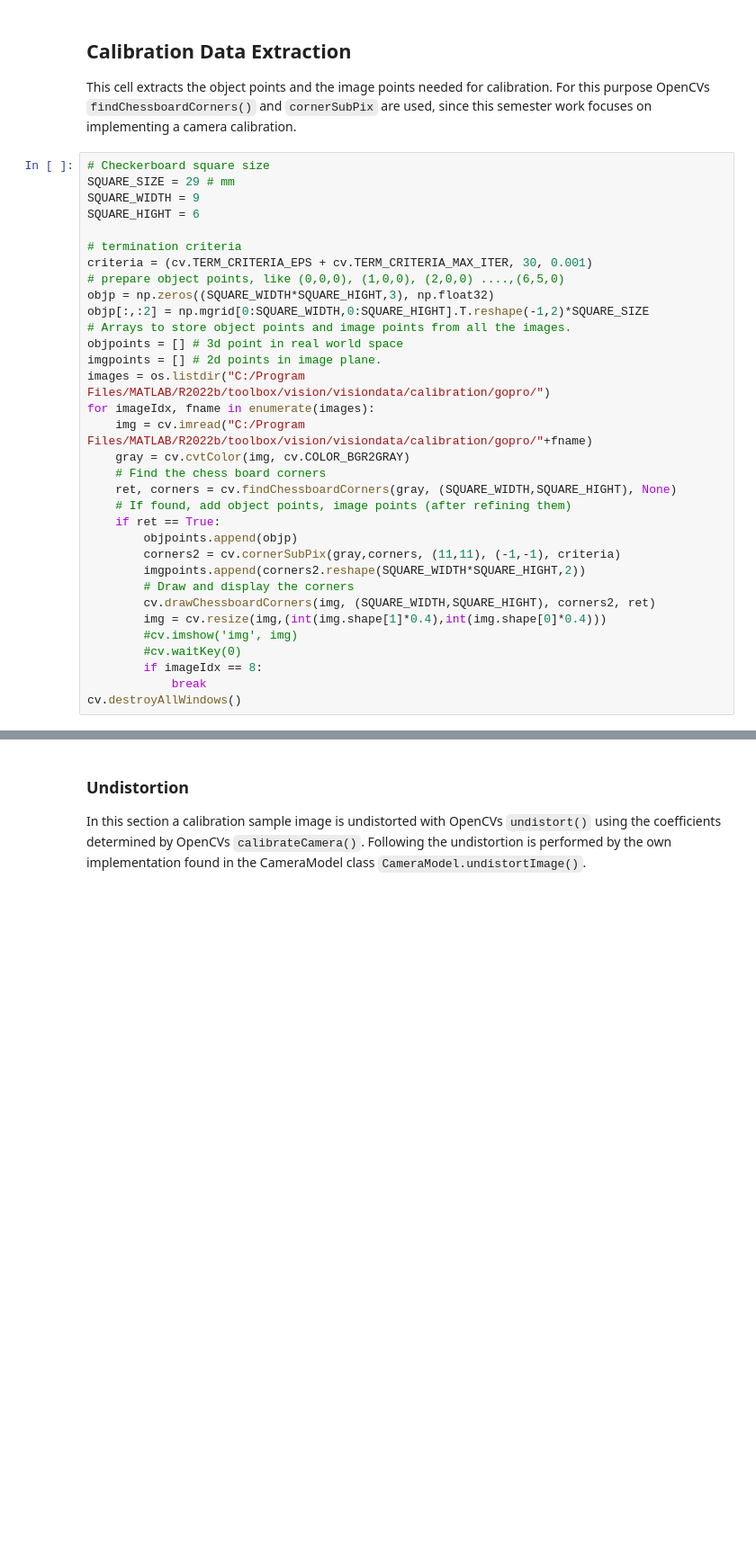
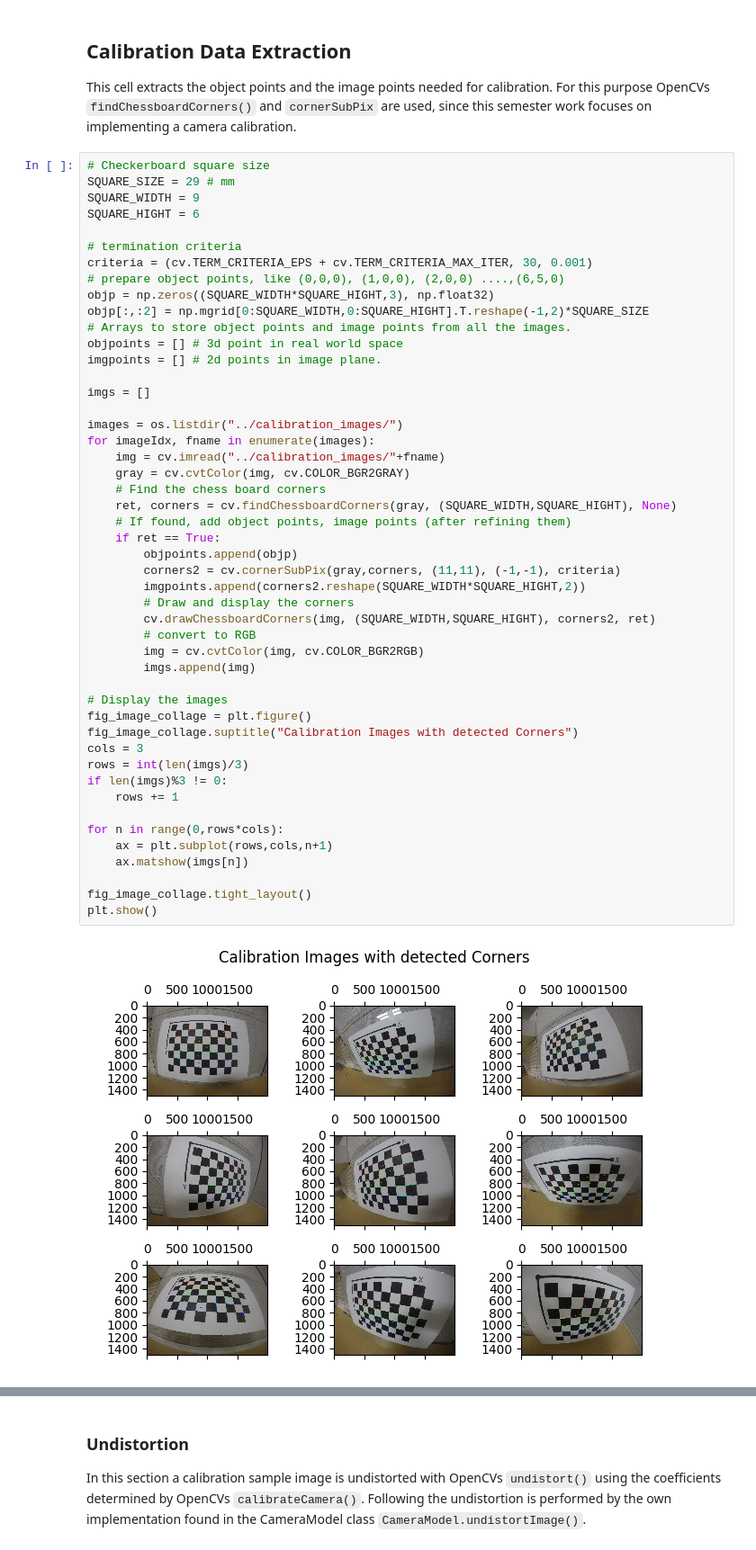
Before and after one commit to samihamza01/ComputerVisionSeminar_CameraCalibration, a Jupyter notebook: src/calibration_comparison.ipynb, the cells around one changed output, grey strips where cells are left out. Shown at 90% size. Saved outputs shown, nothing was run; the diff lists cells and outputs as text; blank space fills up the shorter version.

```diff
--- a/src/calibration_comparison.ipynb
+++ b/src/calibration_comparison.ipynb
@@ -24,35 +129,52 @@ This cell extracts the object points and the image points needed for calibration
 # %%
 # Checkerboard square size
 SQUARE_SIZE = 29 # mm
 SQUARE_WIDTH = 9
 SQUARE_HIGHT = 6
 
 # termination criteria
 criteria = (cv.TERM_CRITERIA_EPS + cv.TERM_CRITERIA_MAX_ITER, 30, 0.001)
 # prepare object points, like (0,0,0), (1,0,0), (2,0,0) ....,(6,5,0)
 objp = np.zeros((SQUARE_WIDTH*SQUARE_HIGHT,3), np.float32)
 objp[:,:2] = np.mgrid[0:SQUARE_WIDTH,0:SQUARE_HIGHT].T.reshape(-1,2)*SQUARE_SIZE
 # Arrays to store object points and image points from all the images.
 objpoints = [] # 3d point in real world space
 imgpoints = [] # 2d points in image plane.
-images = os.listdir("C:/Program Files/MATLAB/R2022b/toolbox/vision/visiondata/calibration/gopro/")
+
+imgs = []
+
+images = os.listdir("../calibration_images/")
 for imageIdx, fname in enumerate(images):
-	img = cv.imread("C:/Program Files/MATLAB/R2022b/toolbox/vision/visiondata/calibration/gopro/"+fname)
+	img = cv.imread("../calibration_images/"+fname)
 	gray = cv.cvtColor(img, cv.COLOR_BGR2GRAY)
 	# Find the chess board corners
 	ret, corners = cv.findChessboardCorners(gray, (SQUARE_WIDTH,SQUARE_HIGHT), None)
 	# If found, add object points, image points (after refining them)
 	if ret == True:
 		objpoints.append(objp)
 		corners2 = cv.cornerSubPix(gray,corners, (11,11), (-1,-1), criteria)
 		imgpoints.append(corners2.reshape(SQUARE_WIDTH*SQUARE_HIGHT,2))
 		# Draw and display the corners
 		cv.drawChessboardCorners(img, (SQUARE_WIDTH,SQUARE_HIGHT), corners2, ret)
-		img = cv.resize(img,(int(img.shape[1]*0.4),int(img.shape[0]*0.4)))
-		#cv.imshow('img', img)
-		#cv.waitKey(0)
-		if imageIdx == 8:
-			break
-cv.destroyAllWindows()
+		# convert to RGB
+		img = cv.cvtColor(img, cv.COLOR_BGR2RGB)
+		imgs.append(img)
+
+# Display the images
+fig_image_collage = plt.figure()
+fig_image_collage.suptitle("Calibration Images with detected Corners")
+cols = 3
+rows = int(len(imgs)/3)
+if len(imgs)%3 != 0:
+	rows += 1
+
+for n in range(0,rows*cols):
+	ax = plt.subplot(rows,cols,n+1)
+	ax.matshow(imgs[n])
+
+fig_image_collage.tight_layout()
+plt.show()
+# %% [output]
+[figure, added]
 # %% [markdown]
 ## Comparsion
```
Also changed, not shown: parts of 13 cells of this notebook, 2 other files.
